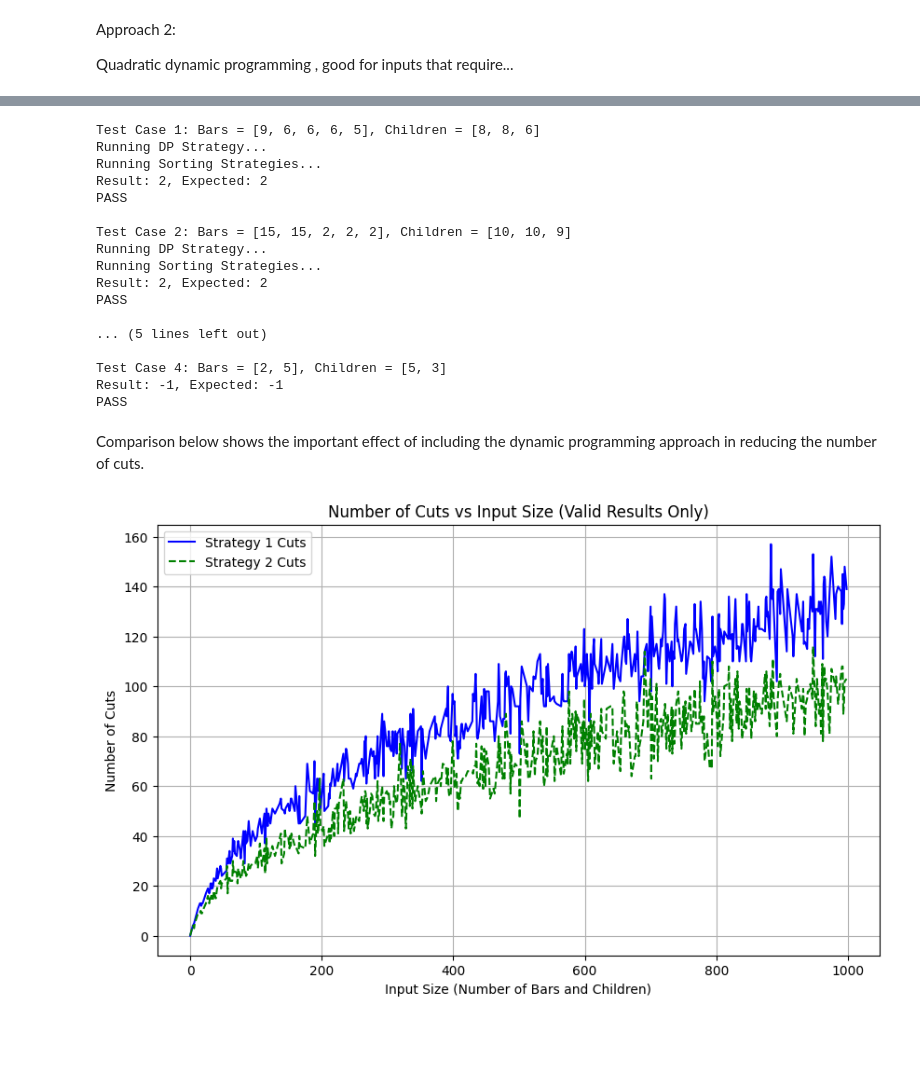
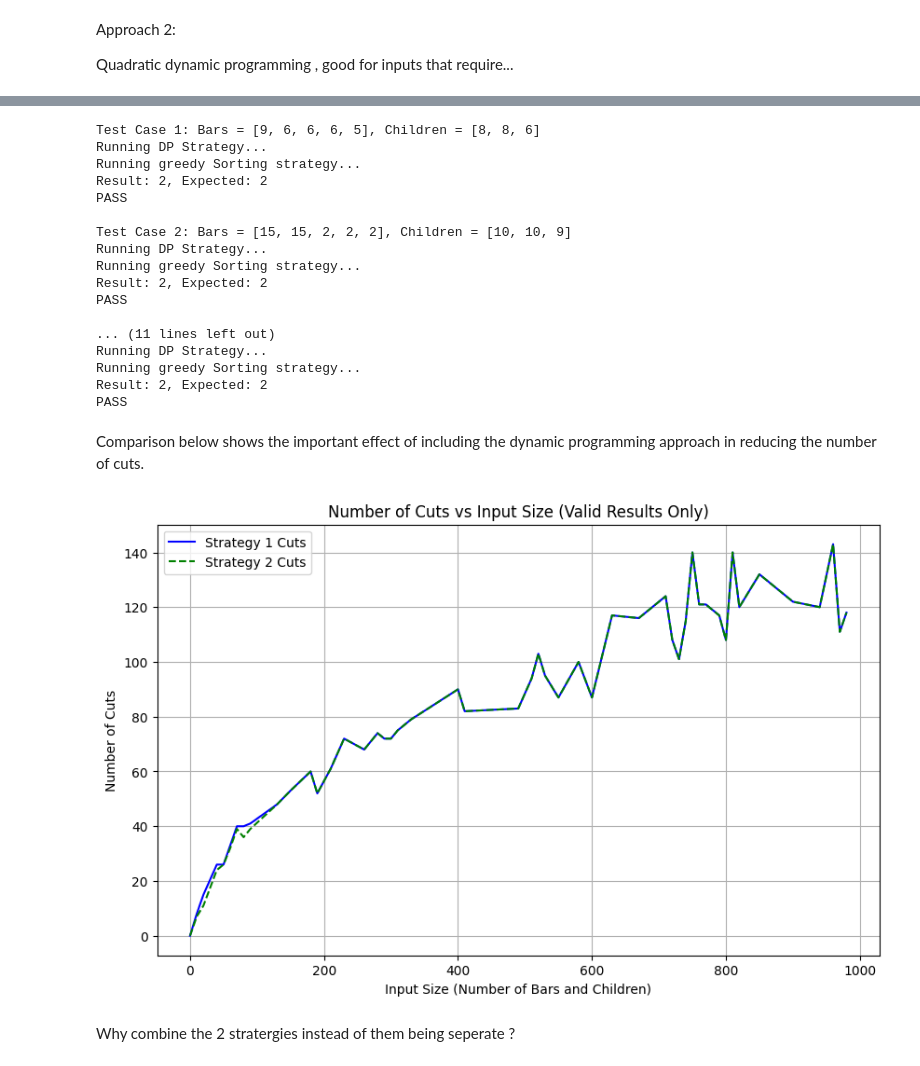
Before and after one commit to kasattack567/Computer-Science, a Jupyter notebook: Chocolate_bar.ipynb, the cells around one changed output, grey strips where cells are left out. Saved outputs shown, nothing was run; the diff lists cells and outputs as text; code cells hidden in the pictures; blank space fills up the shorter version.

Commit message:
new results

```diff
--- a/Chocolate_bar.ipynb
+++ b/Chocolate_bar.ipynb
@@ -91,6 +91,7 @@ test_cases = [
     {"bars": [15,15,2,2,2], "children": [10,10,9], "expected": 2},
     {"bars": [10, 10, 1,1,1,1,1,1], "children": [5,5,5,5,2,2,2], "expected": 2},
     {"bars": [2, 5], "children": [5, 3], "expected": -1},
+    {"bars": [50,50,5,5,5,5,5], "children": [25,25,25,25,20], "expected": 2},
 ]
 
 for i, case in enumerate(test_cases, 1):
@@ -127,19 +255,12 @@ Quadratic dynamic programming , good for inputs that require...
 # %%
+def minimal_cuts_optimized2(bars, children):
+    from collections import Counter
 
-
-def minimal_cuts_optimized(bars, children):
-
-    from collections import Counter
     if sum(bars) < sum(children):
         return -1
 
-    remove_matches(bars, children)
-
     def subset_sum_dp(bars, target):
-        """
-        Use DP to determine if a subset of bars can exactly match 'target'.
-        Returns the subset of bars used, or None if not possible.
-        """
+        """ Use DP to determine if a subset of bars can exactly match 'target'. """
         dp = [None] * (target + 1)
         dp[0] = []  # Base case: sum 0 is achievable with no bars
 
@@ -150,9 +271,7 @@ def minimal_cuts_optimized(bars, children):
         return dp[target]
 
     def update_bars(bars, used_bars, leftover=None):
-        """
-        Update bars by removing used bars and adding leftover pieces.
-        """
+        """ Update bars by removing used bars and adding leftover pieces. """
         bar_counter = Counter(bars)
         for bar in used_bars:
             bar_counter[bar] -= 1
@@ -165,11 +284,14 @@ def minimal_cuts_optimized(bars, children):
     children = sorted(children, reverse=True)
     total_cuts = 0
 
-    for demand in children:
+    while children:
+        demand = children[0]  # Always try to satisfy the largest remaining demand
+
         # Step 1: Check for an exact match using DP
         exact_match = subset_sum_dp(bars, demand)
         if exact_match:
             bars = update_bars(bars, exact_match)
+            children.pop(0)
             continue
 
         # Step 2: If no exact match, cut one larger bar
@@ -178,6 +300,7 @@ def minimal_cuts_optimized(bars, children):
                 leftover = bar - demand
                 bars = update_bars(bars, [bar], leftover)
                 total_cuts += 1
+                children.pop(0)
                 break
         else:
             # Step 3: Combine bars greedily until we meet or exceed the demand
@@ -190,11 +313,10 @@ def minimal_cuts_optimized(bars, children):
                     leftover = total - demand if total > demand else None
                     bars = update_bars(bars, used_bars, leftover)
                     total_cuts += 1 if leftover else 0
+                    children.pop(0)
                     break
             else:
                 return -1  # Not enough bars to satisfy the demand
-
-        remove_matches(bars, children)
 
     return total_cuts
 
@@ -204,15 +326,15 @@ test_cases = [
     {"bars": [15, 15, 2, 2, 2], "children": [10, 10, 9], "expected": 2},
     {"bars": [10, 10, 1, 1, 1, 1, 1, 1], "children": [5, 5, 5, 5, 2, 2, 2], "expected": 2},
     {"bars": [2, 5], "children": [5, 3], "expected": -1},
+    {"bars": [50, 50, 5, 5, 5, 5, 5], "children": [25, 25, 25, 25, 21], "expected": 3},
 ]
-
 # Run combined strategy on test cases
 for i, case in enumerate(test_cases, 1):
     bars = case["bars"]
     children = case["children"]
     expected = case["expected"]
     print(f"\nTest Case {i}: Bars = {bars}, Children = {children}")
-    result = minimal_cuts_optimized(bars, children)
+    result = minimal_cuts_optimized2(bars, children)
     print(f"Result: {result}, Expected: {expected}")
     print("PASS" if result == expected else "FAIL")
 # %% [output]
@@ -236,7 +369,7 @@ Combines All stratergies together, filtering the lowest result for mininum cuts
 # %%
 def combined_chocolate_distribution(bars, children, debug=False):
     """
-    Combine DP strategy with four sorting strategies.
+    Combine DP strategy with greedy sorting strategy.
     Returns the minimum cuts found from all valid strategies.
     """
     # Step 1: Check if demands are fulfillable
@@ -250,7 +383,7 @@ def combined_chocolate_distribution(bars, children, debug=False):
 
     # Step 3: Run the four sorting strategies
     if debug:
-        print("Running Sorting Strategies...")
+        print("Running greedy Sorting strategy...")
     sorting_result = best_chocolate_strategy(bars, children)
 
     # Step 4: Combine results
@@ -265,9 +398,10 @@ def combined_chocolate_distribution(bars, children, debug=False):
 # Test cases
 test_cases = [
     {"bars": [9, 6, 6, 6, 5], "children": [8, 8, 6], "expected": 2},
-    {"bars": [15, 15, 2, 2, 2], "children": [10, 10, 9], "expected": 2},
-    {"bars": [10, 10, 1, 1, 1, 1, 1, 1], "children": [5, 5, 5, 5, 2, 2, 2], "expected": 2},
+    {"bars": [15,15,2,2,2], "children": [10,10,9], "expected": 2},
+    {"bars": [10, 10, 1,1,1,1,1,1], "children": [5,5,5,5,2,2,2], "expected": 2},
     {"bars": [2, 5], "children": [5, 3], "expected": -1},
+    {"bars": [50,50,5,5,5,5,5], "children": [25,25,25,25,20], "expected": 2},
 ]
 
 # Run combined strategy on test cases
@@ -282,20 +416,20 @@ for i, case in enumerate(test_cases, 1):
 # %% [output]
 Test Case 1: Bars = [9, 6, 6, 6, 5], Children = [8, 8, 6]
 Running DP Strategy...
-Running Sorting Strategies...
+Running greedy Sorting strategy...
 Result: 2, Expected: 2
 PASS
 
 Test Case 2: Bars = [15, 15, 2, 2, 2], Children = [10, 10, 9]
 Running DP Strategy...
-Running Sorting Strategies...
+Running greedy Sorting strategy...
 Result: 2, Expected: 2
 PASS
 
-... (5 lines left out)
-
-Test Case 4: Bars = [2, 5], Children = [5, 3]
-Result: -1, Expected: -1
+... (11 lines left out)
+Running DP Strategy...
+Running greedy Sorting strategy...
+Result: 2, Expected: 2
 PASS
 # %% [markdown]
 Comparison below shows the important effect of including the dynamic programming approach in reducing the number of cuts.
@@ -306,34 +440,36 @@ import matplotlib.pyplot as plt
 
 
 # Generating test data and calculating cuts with a loading bar
-input_sizes = range(0, 1000, 1)  # Input sizes from 0 to 1000 (in steps of 10)
+input_sizes = range(0, 1000, 10)  # Input sizes from 0 to 1000 (in steps of 10)
 valid_cuts_1 = []  # Store valid results for the first strategy
 valid_cuts_2 = []  # Store valid results for the second strategy
 valid_input_sizes = []
 
 for size in tqdm(input_sizes, desc="Calculating cuts"):
     bars = [random.randint(1, 100) for _ in range(size)]
     children = [random.randint(1, 100) for _ in range(size)]
 
     # First strategy
     result1 = best_chocolate_strategy(bars, children)
     # Second strategy (re-run for comparison)
     result2 = combined_chocolate_distribution(bars, children)
 
     if result1 != -1 and result2 != -1:
         valid_cuts_1.append(result1)
         valid_cuts_2.append(result2)
         valid_input_sizes.append(size)
 
 # Plotting the results (valid cuts only)
 plt.figure(figsize=(10, 6))
 plt.plot(valid_input_sizes, valid_cuts_1, linestyle='-', color='b', label="Strategy 1 Cuts")
 plt.plot(valid_input_sizes, valid_cuts_2, linestyle='--', color='g', label="Strategy 2 Cuts")
 plt.title("Number of Cuts vs Input Size (Valid Results Only)")
 plt.xlabel("Input Size (Number of Bars and Children)")
 plt.ylabel("Number of Cuts")
 plt.legend()
 plt.grid(True)
 plt.show()
 # %% [output]
-[figure, old version]
+[figure, new version]
+# %% [markdown]
+Why combine the 2 stratergies instead of them being seperate ?
```
Also changed, not shown: parts of 5 cells of this notebook.
